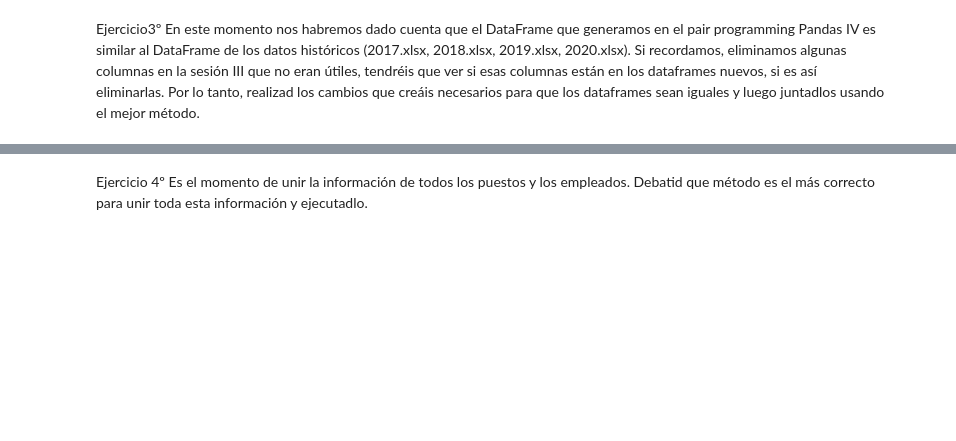
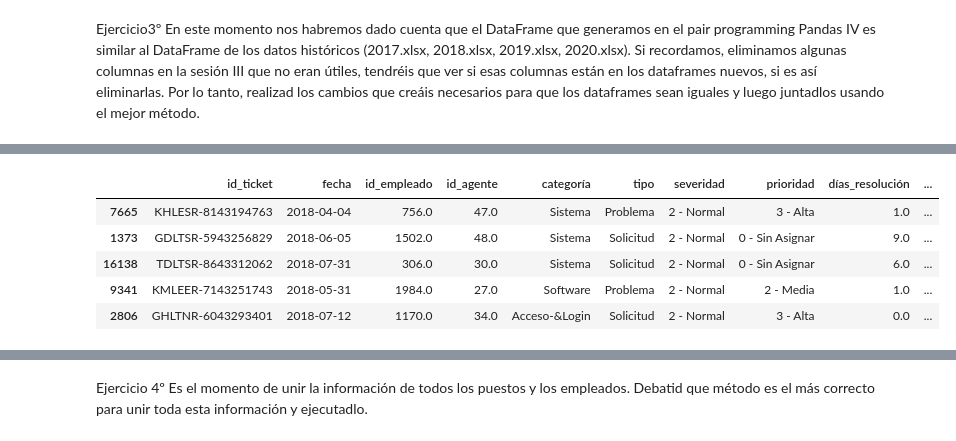
Before and after one commit to PalomaDA/DA-promod-modulo2-sprint1-Jacqueline-Paloma, a Jupyter notebook: Panda.V.ipynb, the cells around one changed output, grey strips where cells are left out. Cells and saved outputs as stored; diff of their text form; code cells hidden in the pictures; blank space fills up the shorter version.

```diff
--- a/Panda.V.ipynb
+++ b/Panda.V.ipynb
@@ -8,0 +95,12 @@ Ejercicio3º En este momento nos habremos dado cuenta que el DataFrame que gener
+# %%
+nom_cols={col : col.replace(" ","_").lower()for col in df_concat.columns}
+df_concat.rename(columns =nom_cols, inplace = True)
+# %%
+df_concat.sample(5)
+# %% [output]
+|  | id_ticket | fecha | id_empleado | id_agente | categoría | tipo | severidad | prioridad | días_resolución | ... |
+| 7665 | KHLESR-8143194763 | 2018-04-04 | 756.0 | 47.0 | Sistema | Problema | 2 - Normal | 3 - Alta | 1.0 | ... |
+| 1373 | GDLTSR-5943256829 | 2018-06-05 | 1502.0 | 48.0 | Sistema | Solicitud | 2 - Normal | 0 - Sin Asignar | 9.0 | ... |
+| 16138 | TDLTSR-8643312062 | 2018-07-31 | 306.0 | 30.0 | Sistema | Solicitud | 2 - Normal | 0 - Sin Asignar | 6.0 | ... |
+| 9341 | KMLEER-7143251743 | 2018-05-31 | 1984.0 | 27.0 | Software | Problema | 2 - Normal | 2 - Media | 1.0 | ... |
+| 2806 | GHLTNR-6043293401 | 2018-07-12 | 1170.0 | 34.0 | Acceso-&Login | Solicitud | 2 - Normal | 3 - Alta | 0.0 | ... |
```
Also changed, not shown: parts of 19 cells of this notebook, 5 other files.
